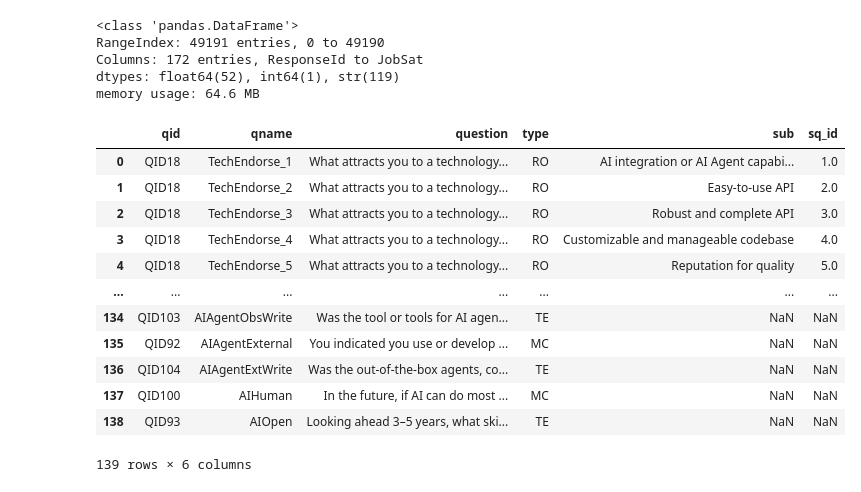
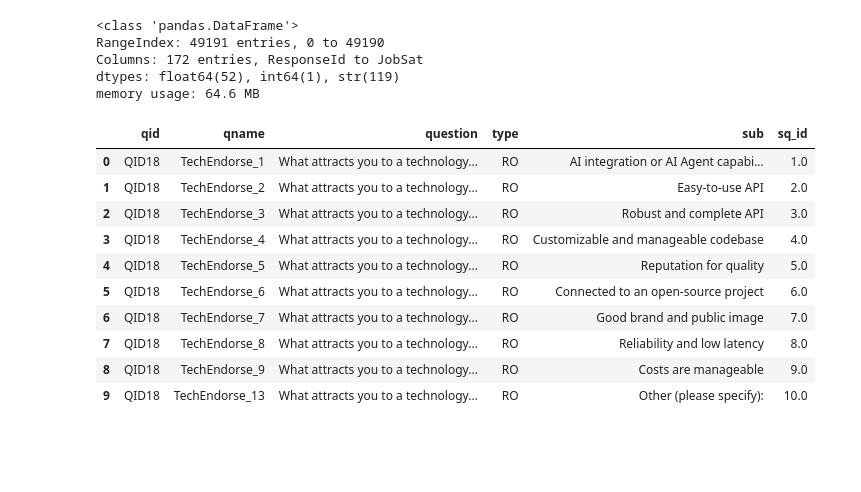
Before and after one commit to noname7321/vscodepractice, a Jupyter notebook: python/pandas_practice/panda_load_data.ipynb, the cells around one changed output. Drawn from its saved outputs; the diff is of its cells as text; code cells hidden in the pictures; blank space fills up the shorter version.

```diff
--- a/python/pandas_practice/panda_load_data.ipynb
+++ b/python/pandas_practice/panda_load_data.ipynb
@@ -37,20 +35,19 @@ dtypes: float64(52), int64(1), str(119)
 memory usage: 64.6 MB
 # %%
 pd.set_option('display.max_columns', 172)  # 显示所有列
+pd.set_option('display.max_rows', 200)     # 显示所有行
 # %%
 schema_df = pd.read_csv('C:\\Users\\abc\\Documents\\GitHub\\vscodepractice\\python\\pandas_practice\\panda_data\\survey_results_schema.csv')
-schema_df
+schema_df.head(10)
 # %% [output]
 |  | qid | qname | question | type | sub | sq_id |
 | 0 | QID18 | TechEndorse_1 | What attracts you to a technology... | RO | AI integration or AI Agent capabi... | 1.0 |
 | 1 | QID18 | TechEndorse_2 | What attracts you to a technology... | RO | Easy-to-use API | 2.0 |
 | 2 | QID18 | TechEndorse_3 | What attracts you to a technology... | RO | Robust and complete API | 3.0 |
 | 3 | QID18 | TechEndorse_4 | What attracts you to a technology... | RO | Customizable and manageable codebase | 4.0 |
 | 4 | QID18 | TechEndorse_5 | What attracts you to a technology... | RO | Reputation for quality | 5.0 |
-| ... | ... | ... | ... | ... | ... | ... |
-| 134 | QID103 | AIAgentObsWrite | Was the tool or tools for AI agen... | TE | NaN | NaN |
-| 135 | QID92 | AIAgentExternal | You indicated you use or develop ... | MC | NaN | NaN |
-| 136 | QID104 | AIAgentExtWrite | Was the out-of-the-box agents, co... | TE | NaN | NaN |
-| 137 | QID100 | AIHuman | In the future, if AI can do most ... | MC | NaN | NaN |
-| 138 | QID93 | AIOpen | Looking ahead 3–5 years, what ski... | TE | NaN | NaN |
+| 5 | QID18 | TechEndorse_6 | What attracts you to a technology... | RO | Connected to an open-source project | 6.0 |
+| 6 | QID18 | TechEndorse_7 | What attracts you to a technology... | RO | Good brand and public image | 7.0 |
+| 7 | QID18 | TechEndorse_8 | What attracts you to a technology... | RO | Reliability and low latency | 8.0 |
+| 8 | QID18 | TechEndorse_9 | What attracts you to a technology... | RO | Costs are manageable | 9.0 |
+| 9 | QID18 | TechEndorse_13 | What attracts you to a technology... | RO | Other (please specify): | 10.0 |
-139 rows × 6 columns
```
Also changed, not shown: parts of 1 cell of this notebook.
